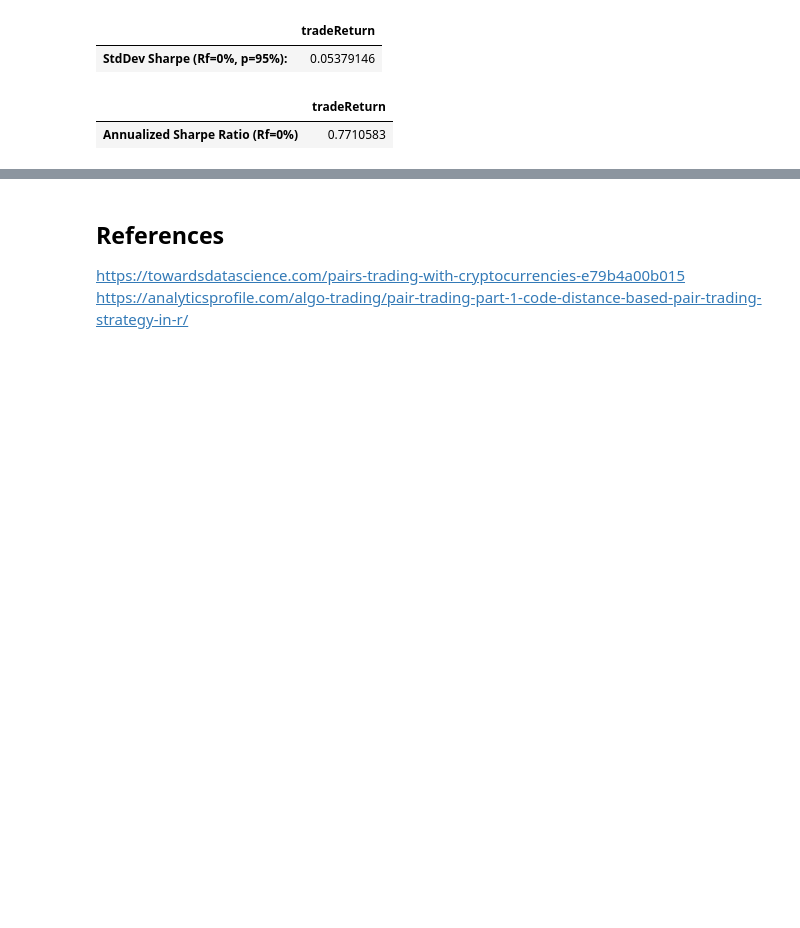
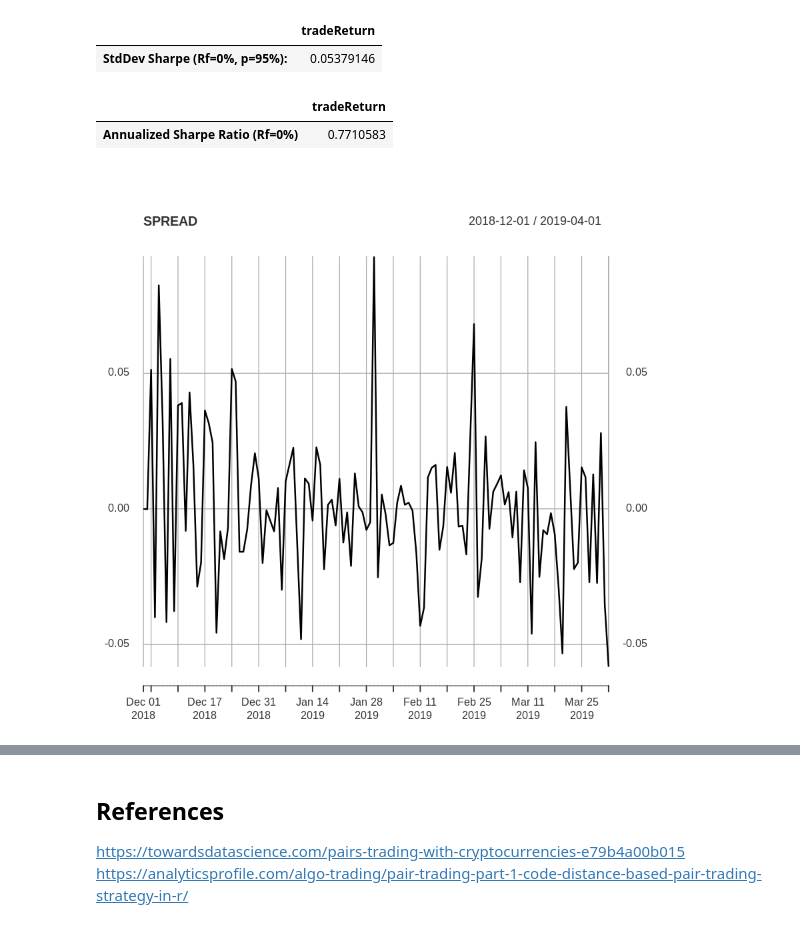
Before and after one commit to yehjxraymond/wqu_econometrics_group_proj, a Jupyter notebook: submission3/Untitled.ipynb, the cells around one changed output, grey strips where cells are left out. Saved outputs shown, nothing was run; the diff lists cells and outputs as text; code cells hidden in the pictures; blank space fills up the shorter version.

Commit message:
Added out-of-sample data

```diff
--- a/submission3/Untitled.ipynb
+++ b/submission3/Untitled.ipynb
@@ -33,10 +33,3 @@ for(i in 1:length(pairs)){
     pairsDataList[[i]] = pairData
     pairsDataListXts[[i]] = pairDataXts
 }
-# %%
-matrix = merge(dailyReturn(pairsDataListXts[[1]]), dailyReturn(pairsDataListXts[[2]]), join="left")
-for(i in 1:(length(pairs)-2)){
-    matrix = merge(matrix, dailyReturn(pairsDataListXts[[(i+2)]]), join="left")
-}
-names(matrix) = pairs
-matrix = na.approx(matrix)
@@ -205,3 +175,28 @@ SharpeRatio.annualized(RES$tradeReturn, Rf = 0)
 | StdDev Sharpe (Rf=0%, p=95%): | 0.05379146 |
 |  | tradeReturn |
 | Annualized Sharpe Ratio (Rf=0%) | 0.7710583 |
+# %%
+# Applying to out-of-sample data
+pairs = c(
+    "XRPBTC",
+    "ZECBTC"
+)
+startDate = "2018-12-01"
+endDate = "2019-04-01"
+pairsDataListXts = list()
+
+for(i in 1:length(pairs)){
+    pair = pairs[i]
+    bifinexPair = paste("BITFINEX/", pair, sep = "")
+    pairData = Quandl(bifinexPair, start_date=startDate, end_date=endDate)
+    assign(pair, pairData)
+    pairDataXts = as.xts(pairData, order.by = pairData$Date, x=pairData$Last)
+    pairsDataListXts[[i]] = pairDataXts
+}
+
+XRPXTS_DR = dailyReturn(pairsDataListXts[[1]])
+ZECBTS_DR = dailyReturn(pairsDataListXts[[2]])
+SPREAD = XRPXTS_DR - ZECBTS_DR
+plot(SPREAD)
+# %% [output]
+[figure, added]
```
Also changed, not shown: parts of 8 cells of this notebook.
